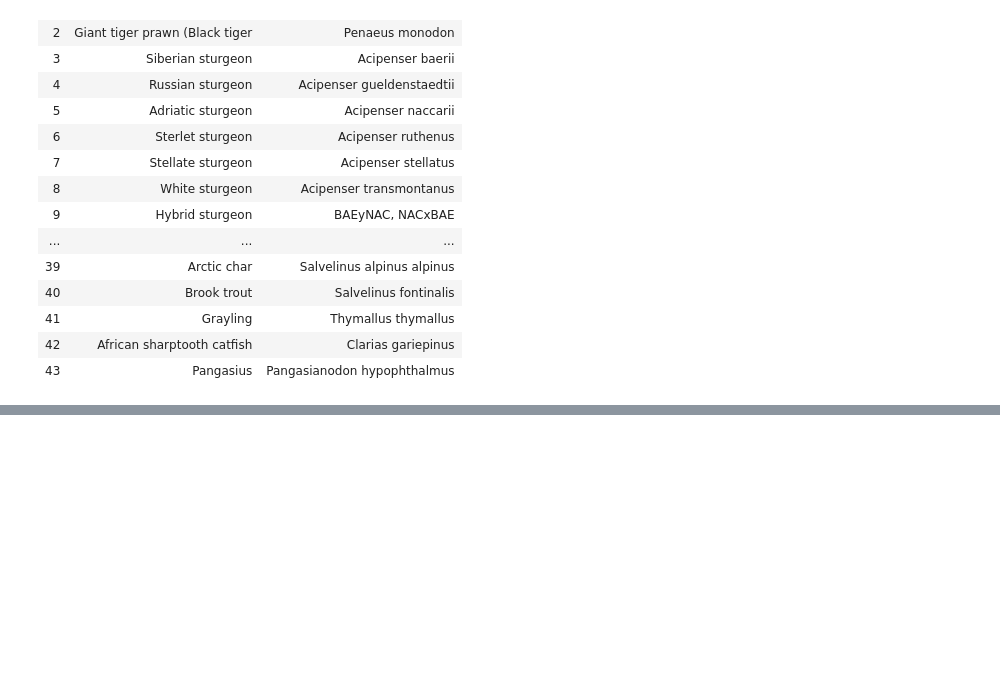
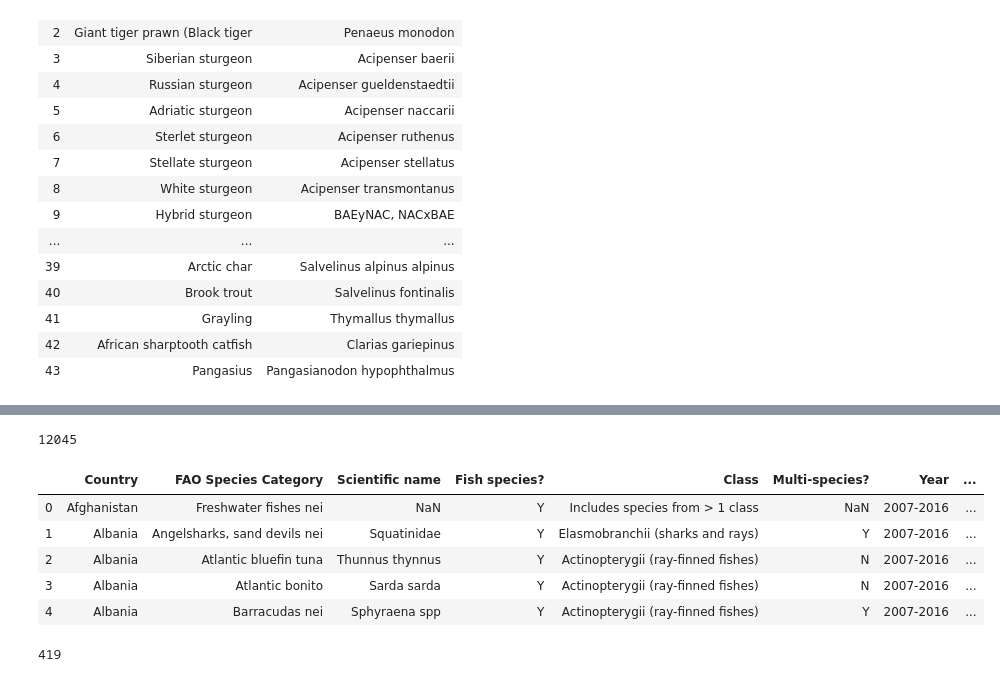
Before and after one commit to angelinahli/fish_welfare, a Jupyter notebook: scripts/suplemental_data.ipynb, the cells around one changed output, grey strips where cells are left out. Cells and saved outputs as stored; diff of their text form; code cells hidden in the pictures; blank space fills up the shorter version.

```diff
--- a/scripts/suplemental_data.ipynb
+++ b/scripts/suplemental_data.ipynb
@@ -142,0 +183,12 @@ db_df[["name_english", "name_latin"]]
+# %%
+wild_df = pd.read_excel(CT_WILD_FP, sheet_name="Sheet1", header=17)
+print(len(wild_df))
+wild_df.head()
+# %% [output]
+12045
+|  | Country | FAO Species Category | Scientific name | Fish species? | Class | Multi-species? | Year | ... |
+| 0 | Afghanistan | Freshwater fishes nei | NaN | Y | Includes species from > 1 class | NaN | 2007-2016 | ... |
+| 1 | Albania | Angelsharks, sand devils nei | Squatinidae | Y | Elasmobranchii (sharks and rays) | Y | 2007-2016 | ... |
+| 2 | Albania | Atlantic bluefin tuna | Thunnus thynnus | Y | Actinopterygii (ray-finned fishes) | N | 2007-2016 | ... |
+| 3 | Albania | Atlantic bonito | Sarda sarda | Y | Actinopterygii (ray-finned fishes) | N | 2007-2016 | ... |
+| 4 | Albania | Barracudas nei | Sphyraena spp | Y | Actinopterygii (ray-finned fishes) | Y | 2007-2016 | ... |
@@ -142,0 +203,7 @@ db_df[["name_english", "name_latin"]]
+# %%
+# are there any overlaps between decapods and fish? That would be weird. wild and farmed fish counts
+# can be dealt with separately, I guess.
+
+len(deca_sci_names.intersection(fish_sci_names))
+# %% [output]
+419
```
Also changed, not shown: parts of 11 cells of this notebook, 6 other files.
